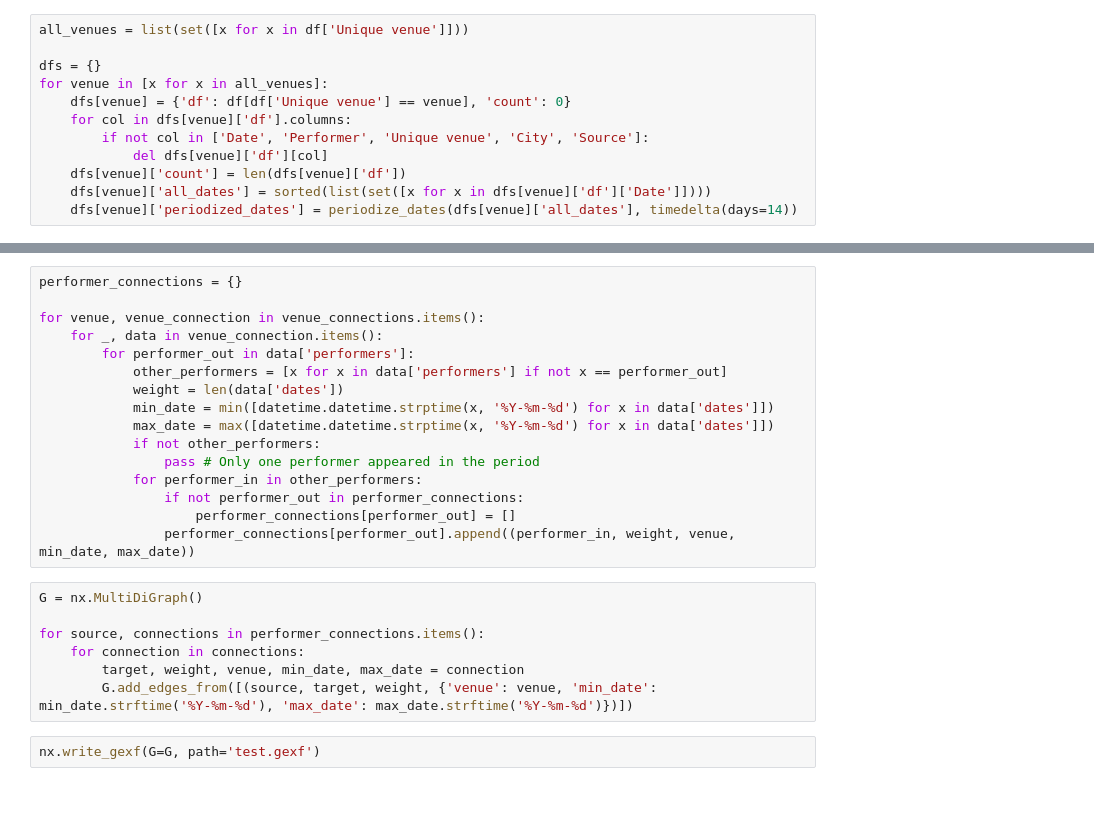
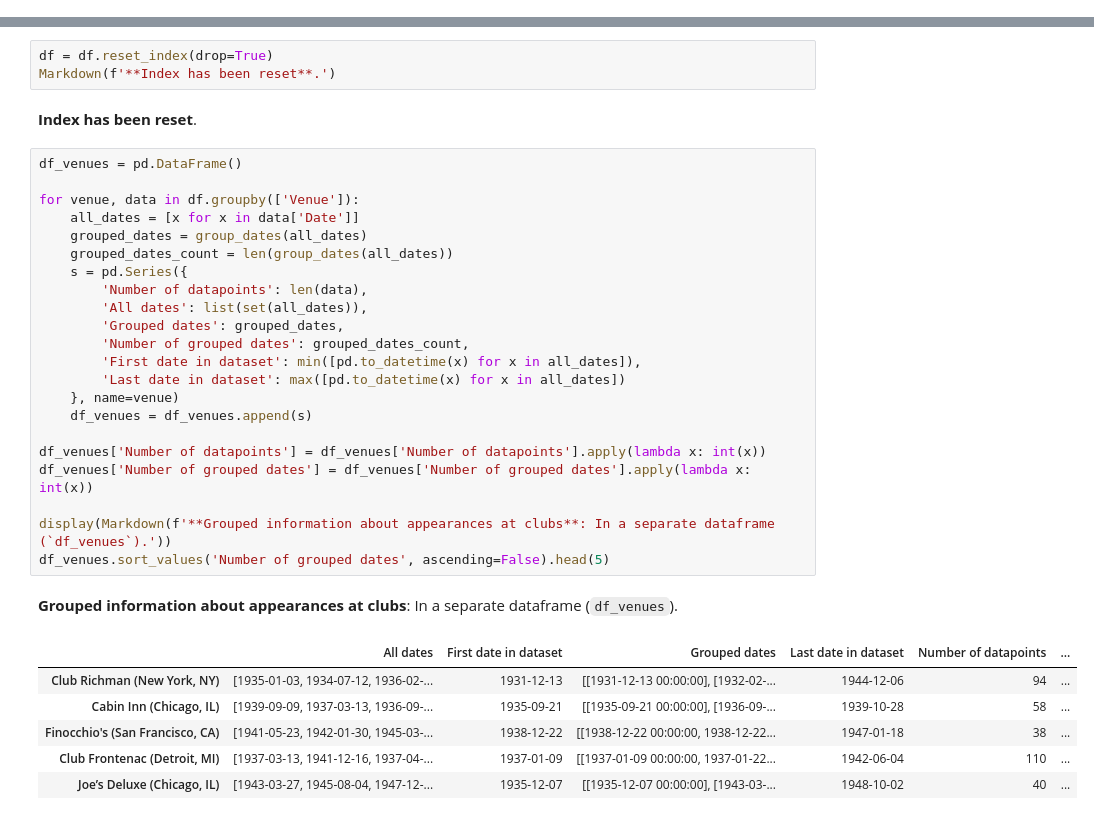
Before and after one commit to kallewesterling/drag-data-1930s, a Jupyter notebook: - Jupyter notebooks/new method rethinking using pandas.ipynb, the cells around one changed output, grey strips where cells are left out. Saved outputs shown, nothing was run; the diff lists cells and outputs as text.

```diff
--- a/- Jupyter notebooks/new method rethinking using pandas.ipynb
+++ b/- Jupyter notebooks/new method rethinking using pandas.ipynb
@@ -246,15 +338,3 @@ _Removed all unneccesary columns_:
  -has_correct_date
  -Exclude from visualization
  -Unsure whether drag artist
-# %%
-all_venues = list(set([x for x in df['Unique venue']]))
-
-dfs = {}
-for venue in [x for x in all_venues]:
-    dfs[venue] = {'df': df[df['Unique venue'] == venue], 'count': 0}
-    for col in dfs[venue]['df'].columns:
-        if not col in ['Date', 'Performer', 'Unique venue', 'City', 'Source']:
-            del dfs[venue]['df'][col]
-    dfs[venue]['count'] = len(dfs[venue]['df'])
-    dfs[venue]['all_dates'] = sorted(list(set([x for x in dfs[venue]['df']['Date']])))
-    dfs[venue]['periodized_dates'] = periodize_dates(dfs[venue]['all_dates'], timedelta(days=14))
@@ -277,25 +341,35 @@ for venue in dfs:
-# %%
-performer_connections = {}
-
-for venue, venue_connection in venue_connections.items():
-    for _, data in venue_connection.items():
-        for performer_out in data['performers']:
-            other_performers = [x for x in data['performers'] if not x == performer_out]
-            weight = len(data['dates'])
-            min_date = min([datetime.datetime.strptime(x, '%Y-%m-%d') for x in data['dates']])
-            max_date = max([datetime.datetime.strptime(x, '%Y-%m-%d') for x in data['dates']])
-            if not other_performers:
-                pass # Only one performer appeared in the period
-            for performer_in in other_performers:
-                if not performer_out in performer_connections:
-                    performer_connections[performer_out] = []
-                performer_connections[performer_out].append((performer_in, weight, venue, min_date, max_date))
-# %%
-G = nx.MultiDiGraph()
-
-for source, connections in performer_connections.items():
-    for connection in connections:
-        target, weight, venue, min_date, max_date = connection
-        G.add_edges_from([(source, target, weight, {'venue': venue, 'min_date': min_date.strftime('%Y-%m-%d'), 'max_date': max_date.strftime('%Y-%m-%d')})])
-# %%
-nx.write_gexf(G=G, path='test.gexf')
+# %%
+df = df.reset_index(drop=True)
+Markdown(f'**Index has been reset**.')
+# %% [output]
+**Index has been reset**.
+# %%
+df_venues = pd.DataFrame()
+
+for venue, data in df.groupby(['Venue']):
+    all_dates = [x for x in data['Date']]
+    grouped_dates = group_dates(all_dates)
+    grouped_dates_count = len(group_dates(all_dates))
+    s = pd.Series({
+        'Number of datapoints': len(data),
+        'All dates': list(set(all_dates)),
+        'Grouped dates': grouped_dates,
+        'Number of grouped dates': grouped_dates_count,
+        'First date in dataset': min([pd.to_datetime(x) for x in all_dates]),
+        'Last date in dataset': max([pd.to_datetime(x) for x in all_dates])
+    }, name=venue)
+    df_venues = df_venues.append(s)
+
+df_venues['Number of datapoints'] = df_venues['Number of datapoints'].apply(lambda x: int(x))
+df_venues['Number of grouped dates'] = df_venues['Number of grouped dates'].apply(lambda x: int(x))
+
+display(Markdown(f'**Grouped information about appearances at clubs**: In a separate dataframe (`df_venues`).'))
+df_venues.sort_values('Number of grouped dates', ascending=False).head(5)
+# %% [output]
+**Grouped information about appearances at clubs**: In a separate dataframe (`df_venues`).
+|  | All dates | First date in dataset | Grouped dates | Last date in dataset | Number of datapoints | ... |
+| Club Richman (New York, NY) | [1935-01-03, 1934-07-12, 1936-02-... | 1931-12-13 | [[1931-12-13 00:00:00], [1932-02-... | 1944-12-06 | 94 | ... |
+| Cabin Inn (Chicago, IL) | [1939-09-09, 1937-03-13, 1936-09-... | 1935-09-21 | [[1935-09-21 00:00:00], [1936-09-... | 1939-10-28 | 58 | ... |
+| Finocchio's (San Francisco, CA) | [1941-05-23, 1942-01-30, 1945-03-... | 1938-12-22 | [[1938-12-22 00:00:00, 1938-12-22... | 1947-01-18 | 38 | ... |
+| Club Frontenac (Detroit, MI) | [1937-03-13, 1941-12-16, 1937-04-... | 1937-01-09 | [[1937-01-09 00:00:00, 1937-01-22... | 1942-06-04 | 110 | ... |
+| Joe’s Deluxe (Chicago, IL) | [1943-03-27, 1945-08-04, 1947-12-... | 1935-12-07 | [[1935-12-07 00:00:00], [1943-03-... | 1948-10-02 | 40 | ... |
```
Also changed, not shown: parts of 26 cells of this notebook.
